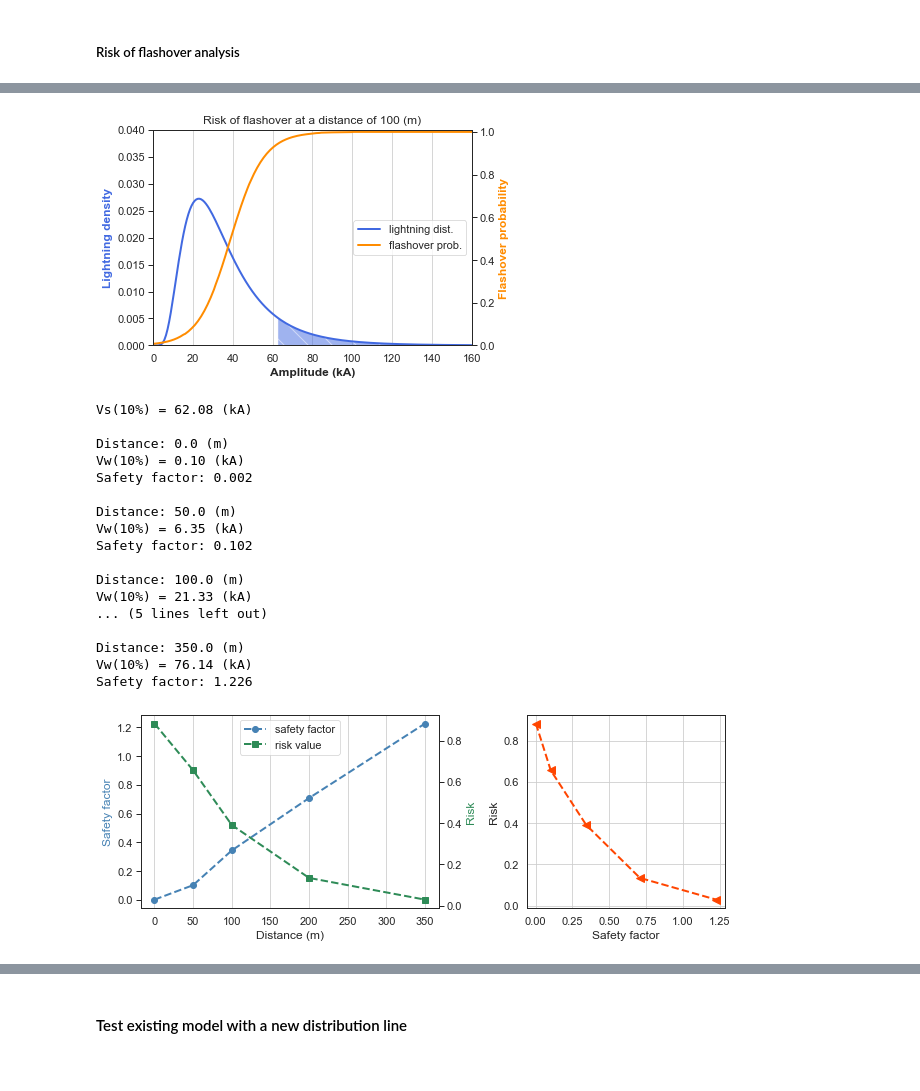
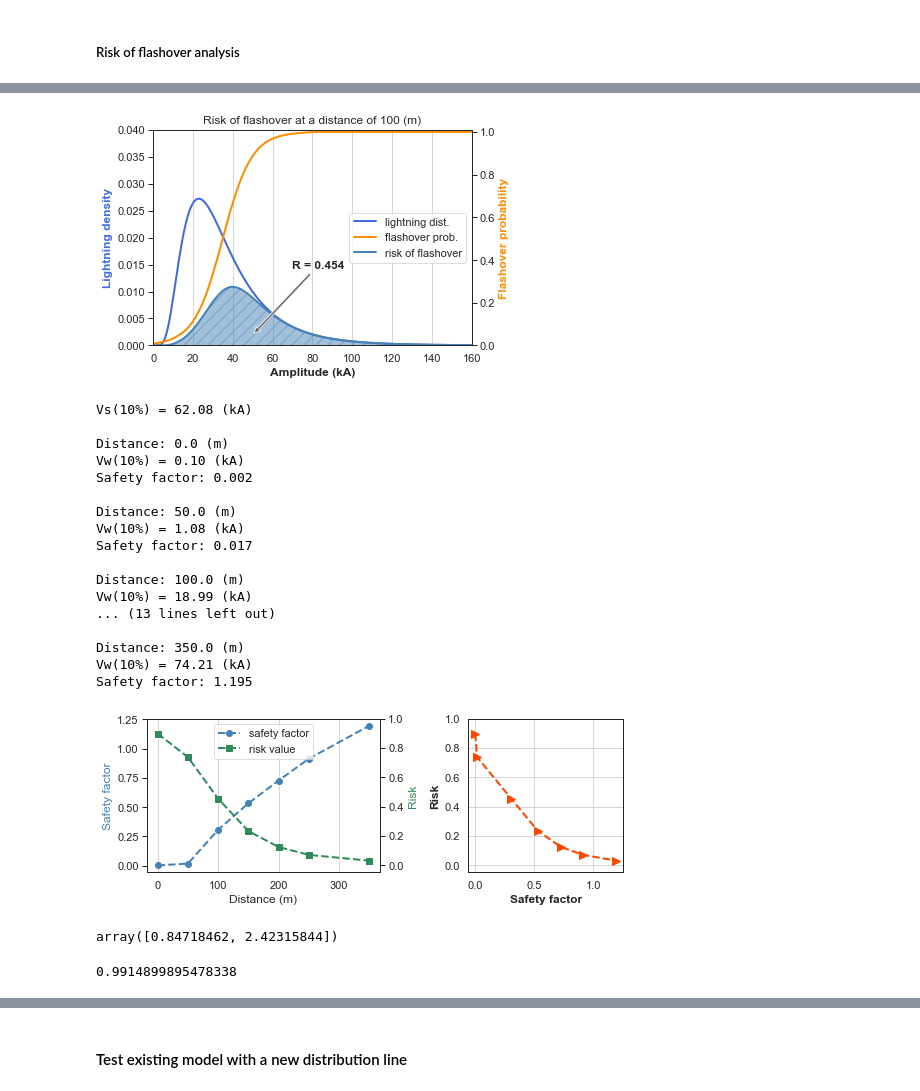
Before and after one commit to sarajcev/distlines, a Jupyter notebook: models.ipynb, the cells around one changed output, grey strips where cells are left out. Saved outputs shown, nothing was run; the diff lists cells and outputs as text; code cells hidden in the pictures.

```diff
--- a/models.ipynb
+++ b/models.ipynb
@@ -24,6 +25,6 @@ from scipy import interpolate
 # %%
 import seaborn as sns
-sns.set(context='paper', style='darkgrid', font_scale=1.25)
+sns.set_theme(context='notebook', style='whitegrid', font_scale=1.25)
 sns.set_style('ticks', {'xtick.direction':'out', 'ytick.direction':'out'})
 # %%
 # Private modules
@@ -53,7 +54,7 @@ line_cfo = np.asarray([150., 160.], dtype=float)
 Distribution lines' lightning flashovers data set, for training the subsequent machine learning model, is generated by means of the Monte~Carlo simulation. Statistical probability of lightning flashovers on distribution lines depends on several important parameters, each of which with its own statistical distribution: (1) lightning current amplitude, (2) lightning return stroke velocity, (3) lightning strike distance from the line, (4) OHL tower's grounding impedance, (5) shield wire's presence on the tower, and (6) EGM model type.
 # %%
 # Monte Carlo simulations
-data = distlines.generate_dataset(N, h, y, sg, line_cfo)
+data = distlines.generate_dataset(N, h, y, sg, line_cfo, export=True)
 # View data sample
 data.head()
 # %% [output]
@@ -110,7 +111,7 @@ elif variant == 'B':
     search = sandbox.bagging_ensemble_svm(n_models, X, y, sample_pct=0.9)
 
 else:
-    raise NotImplementedError('Variant is not recognized!')
+    raise NotImplementedError(f'Variant: {variant} is not recognized!')
 # %% [output]
 Train model 1 of 3:
 Working ...
@@ -350,7 +351,7 @@ plt.show()
 Machine learning model enables deriving a cumulative distribution function of the distribution line's insulation flashover (i.e. performance function), which features prominently in the risk of insulation flashover analysis.
 # %%
 yv = np.linspace(0, 160, 200)
-distances = [0., 50., 100., 200., 350.]
+distances = [0., 50., 100., 150., 200., 250., 350.]
 y_hat = {}
 for d in distances:
     xv = np.array([d]*yv.size)
@@ -385,27 +413,24 @@ for d in distances:
 # %%
-D = 100  # distance
 fig, ax = plt.subplots(figsize=(6,4))
 ax_twin = ax.twinx()  # second y-axis
 ax.set_title(f"Risk of flashover at a distance of {D} (m)")
 l1 = ax.plot(yv, pdfi, c='royalblue', lw=2, label='lightning dist.')
-idx = np.argwhere(yv >= 62.)[0][0]
-ax.fill_between(yv[idx:], pdfi[idx:], fc='royalblue', alpha =0.5, hatch='\\')
-#l2 = ax.plot(yv, pdfi*y_hat[D][:,1], c='steelblue', lw=2, label='risk of flashover')
-#ax.fill_between(yv, 0, pdfi*y_hat[D][:,1], color='steelblue', alpha=0.5, hatch='//',
-#                label='risk of flashover')
+l2 = ax.plot(yv, pdfi*y_hat[D][:,1], c='steelblue', lw=2, label='risk of flashover')
+ax.fill_between(yv, 0, pdfi*y_hat[D][:,1], color='steelblue', alpha=0.5, hatch='//',
+                label='risk of flashover')
 ax.set_xlim(0, yv.max())
 ax.set_ylim(0, 0.04)
 l3 = ax_twin.plot(yv, y_hat[D][:,1], c='darkorange', lw=2, label='flashover prob.')
-lns = l1 + l3 #+ l2
+lns = l1 + l3 + l2
 labs = [l.get_label() for l in lns]
 ax.legend(lns, labs, loc='center right')
-#ax_twin.annotate('R = {:.3f}'.format(risk_values[D]),
-#                 xy=(50, 0.05), xycoords='data',
-#                 xytext=(70, 0.4), textcoords='data',
-#                 arrowprops=dict(arrowstyle='simple', facecolor='dimgrey'),
-#                 horizontalalignment='left',
-#                 verticalalignment='top',
-#                 fontweight='bold')
+ax_twin.annotate('R = {:.3f}'.format(risk_values[D]),
+                 xy=(50, 0.05), xycoords='data',
+                 xytext=(70, 0.4), textcoords='data',
+                 arrowprops=dict(arrowstyle='simple', facecolor='dimgrey'),
+                 horizontalalignment='left',
+                 verticalalignment='top',
+                 fontweight='bold')
 ax.set_xlabel('Amplitude (kA)', fontweight='bold')
 ax.set_ylabel('Lightning density', fontweight='bold')
 ax.yaxis.label.set_color('royalblue')
@@ -414,10 +439,10 @@ ax_twin.yaxis.label.set_color('darkorange')
 ax_twin.set_ylim(0, 1.01)
 ax.grid(axis='x')
 fig.tight_layout()
-plt.savefig('risk-1.png', dpi=600)
+#plt.savefig('risk.png', dpi=600)
 plt.show()
 # %% [output]
-[figure, old version]
+[figure, new version]
 # %%
 # Statistical safety factor (gama) is the quotient of a statistical overvoltage
 # (Vs) and a statistical withstand voltage (Vw): gama = Vs/Vw. Statistical
@@ -455,42 +480,55 @@ Vw(10%) = 0.10 (kA)
 Safety factor: 0.002
 
 Distance: 50.0 (m)
-Vw(10%) = 6.35 (kA)
-Safety factor: 0.102
+Vw(10%) = 1.08 (kA)
+Safety factor: 0.017
 
 Distance: 100.0 (m)
-Vw(10%) = 21.33 (kA)
-... (5 lines left out)
+Vw(10%) = 18.99 (kA)
+... (13 lines left out)
 
 Distance: 350.0 (m)
-Vw(10%) = 76.14 (kA)
-Safety factor: 1.226
+Vw(10%) = 74.21 (kA)
+Safety factor: 1.195
 # %%
-fig, (ax, ax2) = plt.subplots(nrows=1, ncols=2, figsize=(9, 3.5),
+fig, (ax, ax2) = plt.subplots(nrows=1, ncols=2, figsize=(7.5, 3),
                               gridspec_kw={'width_ratios': [1.5, 1]})
 l1 = ax.plot(distances, gama_values, ls='--', c='steelblue', lw=2, marker='o',
              markersize=6, label='safety factor')
 ax_twin = ax.twinx()
 l2 = ax_twin.plot(distances, risk_values.values(), ls='--', c='seagreen', lw=2,
                   marker='s', markersize=6, label='risk value')
 lns = l1 + l2
 labs = [l.get_label() for l in lns]
 ax.legend(lns, labs, loc='upper center')
 ax.grid(which='major', axis='x')
 ax_twin.set_ylabel('Risk')
-#ax_twin.set_ylim(0, 1)
+ax_twin.set_ylim(-0.05, 1)
 ax_twin.yaxis.label.set_color('seagreen')
 ax.set_xlabel('Distance (m)')
 ax.set_ylabel('Safety factor')
 ax.yaxis.label.set_color('steelblue')
 ax2.plot(gama_values, risk_values.values(), ls='--', c='orangered', lw=2,
-         marker='<', markersize=8)
-ax2.set_xlabel('Safety factor')
-ax2.set_ylabel('Risk')
+         marker='>', markersize=8)
+ax2.set_xlabel('Safety factor', fontweight='bold')
+ax2.set_ylabel('Risk', fontweight='bold')
 ax2.grid(which='major', axis='both')
-#ax2.set_ylim(0, 1)
+ax2.set_ylim(-0.05, 1)
 fig.tight_layout()
 plt.savefig('safety_factor.png', dpi=600)
 plt.show()
 # %% [output]
-[figure, old version]
+[figure, new version]
+# %%
+xdata = np.array(gama_values)
+ydata = np.array(list(risk_values.values()))
+# Least-squares fit using Levenberg-Marquardt algorithm
+popt, _ = optimize.curve_fit(distlines.risk_curve_fit, xdata, ydata)
+popt
+# %% [output]
+array([0.84718462, 2.42315844])
+# %%
+R2 = np.corrcoef(ydata, distlines.risk_curve_fit(xdata, *popt))
+R2[0,1]
+# %% [output]
+0.9914899895478338
```
Also changed, not shown: parts of 26 cells of this notebook.
